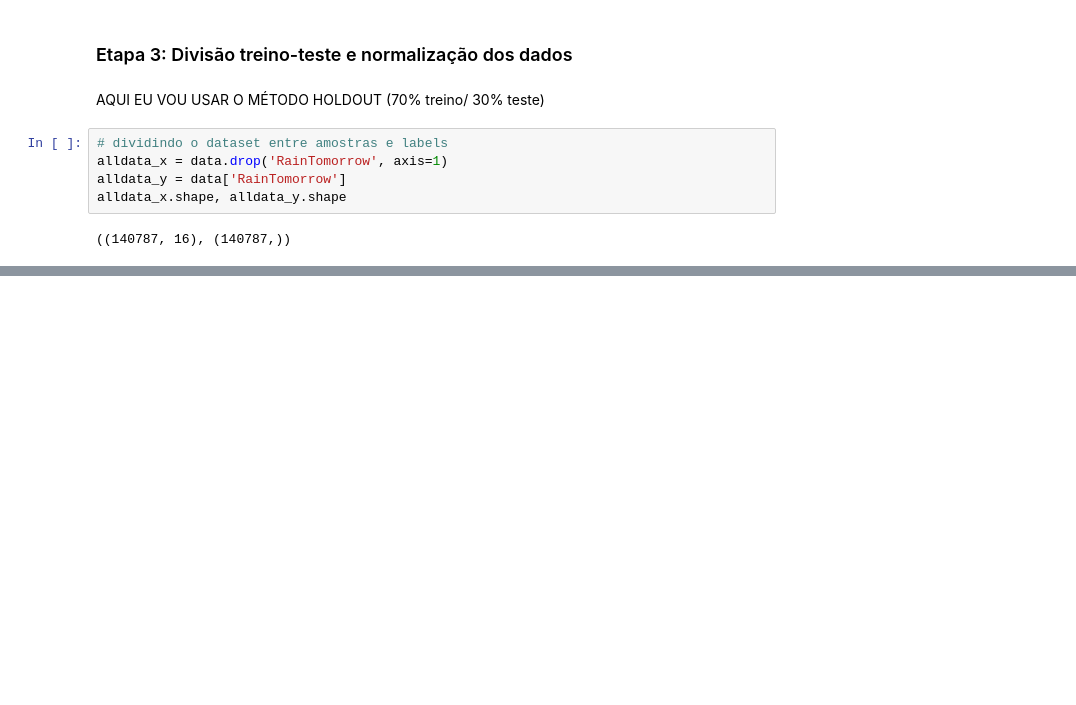
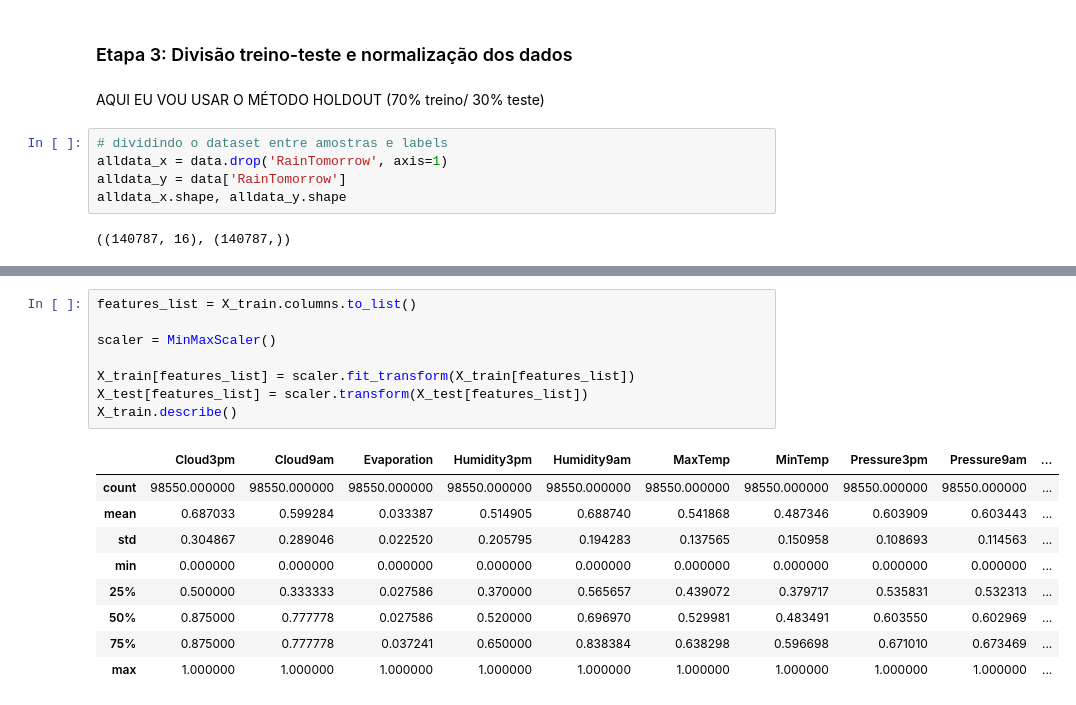
Before and after one commit to jpeg-souza/gitflow-xgboost, a Jupyter notebook: xgboost.ipynb, the cells around one changed output, grey strips where cells are left out. Cells and saved outputs as stored; diff of their text form; blank space fills up the shorter version.

```diff
--- a/xgboost.ipynb
+++ b/xgboost.ipynb
@@ -209,0 +263,18 @@ X_train.shape, X_test.shape, y_train.shape, y_test.shape
+# %%
+features_list = X_train.columns.to_list()
+
+scaler = MinMaxScaler()
+
+X_train[features_list] = scaler.fit_transform(X_train[features_list])
+X_test[features_list] = scaler.transform(X_test[features_list])
+X_train.describe()
+# %% [output]
+|  | Cloud3pm | Cloud9am | Evaporation | Humidity3pm | Humidity9am | MaxTemp | MinTemp | Pressure3pm | Pressure9am | ... |
+| count | 98550.000000 | 98550.000000 | 98550.000000 | 98550.000000 | 98550.000000 | 98550.000000 | 98550.000000 | 98550.000000 | 98550.000000 | ... |
+| mean | 0.687033 | 0.599284 | 0.033387 | 0.514905 | 0.688740 | 0.541868 | 0.487346 | 0.603909 | 0.603443 | ... |
+| std | 0.304867 | 0.289046 | 0.022520 | 0.205795 | 0.194283 | 0.137565 | 0.150958 | 0.108693 | 0.114563 | ... |
+| min | 0.000000 | 0.000000 | 0.000000 | 0.000000 | 0.000000 | 0.000000 | 0.000000 | 0.000000 | 0.000000 | ... |
+| 25% | 0.500000 | 0.333333 | 0.027586 | 0.370000 | 0.565657 | 0.439072 | 0.379717 | 0.535831 | 0.532313 | ... |
+| 50% | 0.875000 | 0.777778 | 0.027586 | 0.520000 | 0.696970 | 0.529981 | 0.483491 | 0.603550 | 0.602969 | ... |
+| 75% | 0.875000 | 0.777778 | 0.037241 | 0.650000 | 0.838384 | 0.638298 | 0.596698 | 0.671010 | 0.673469 | ... |
+| max | 1.000000 | 1.000000 | 1.000000 | 1.000000 | 1.000000 | 1.000000 | 1.000000 | 1.000000 | 1.000000 | ... |
```
Also changed, not shown: parts of 17 cells of this notebook.
